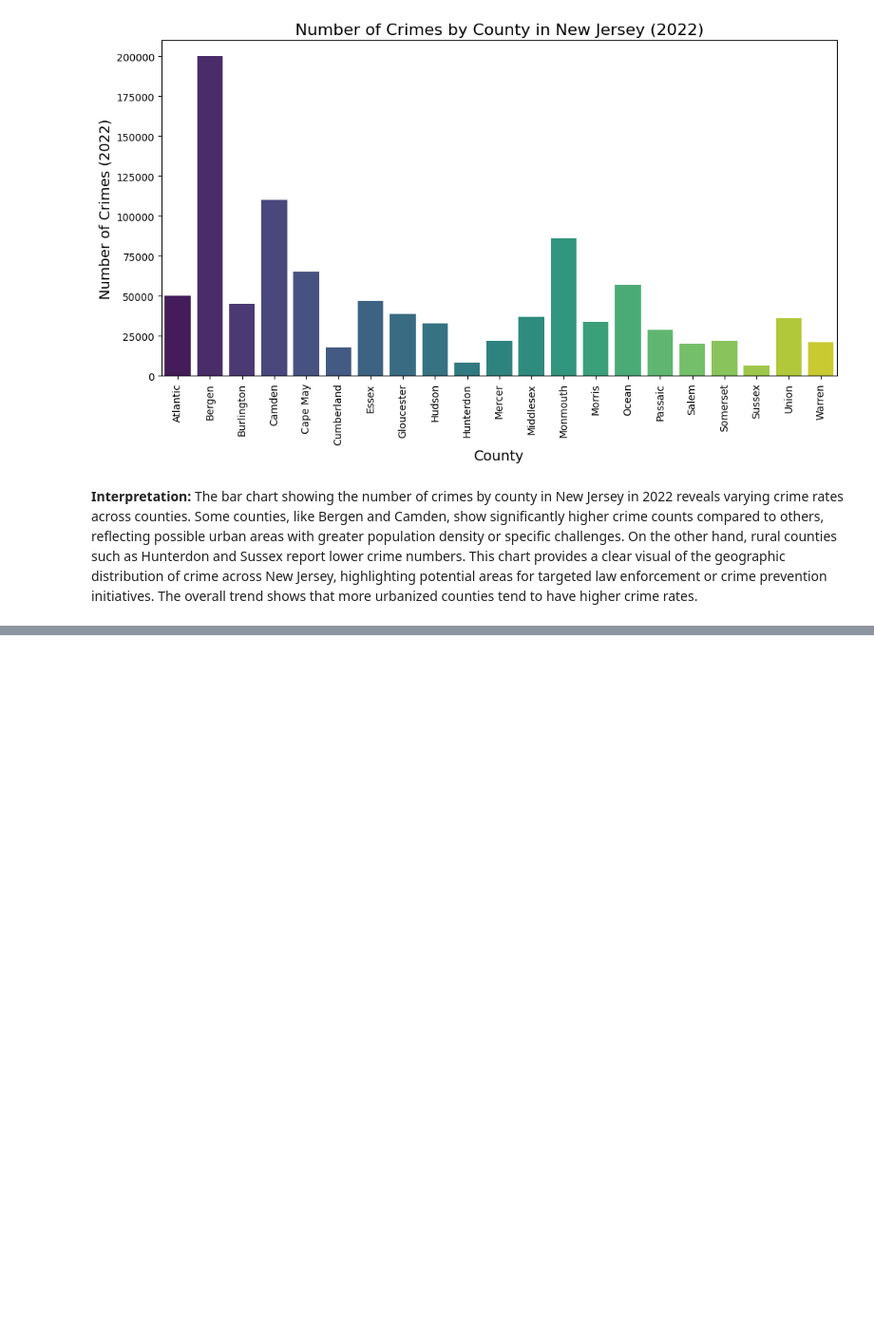
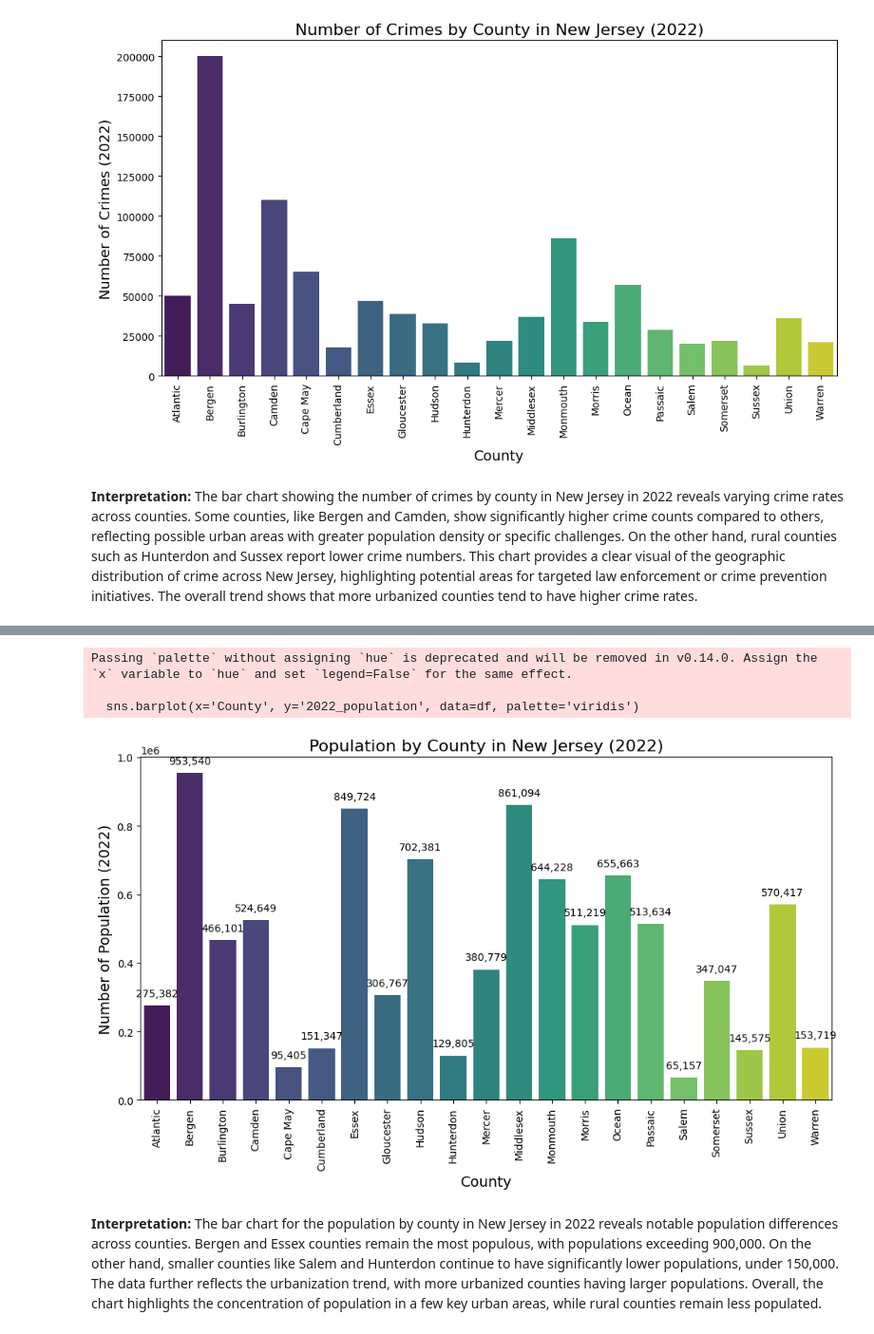
Before and after one commit to erikaguiracocha/Data-Visualization-2025, a Jupyter notebook: PS2erikaguiracocha.ipynb, the cells around one changed output, grey strips where cells are left out. Shown at 95% size. Cells and saved outputs as stored; diff of their text form; code cells hidden in the pictures; blank space fills up the shorter version.

```diff
--- a/PS2erikaguiracocha.ipynb
+++ b/PS2erikaguiracocha.ipynb
@@ -494,0 +619,41 @@ Passing `palette` without assigning `hue` is deprecated and will be removed in v
+# %%
+# Sample Data: Replace with your actual dataset
+data = {
+    'County': ['Atlantic', 'Bergen', 'Burlington', 'Camden', 'Cape May', 'Cumberland', 'Essex', 'Gloucester', 'Hudson',
+               'Hunterdon', 'Mercer', 'Middlesex', 'Monmouth', 'Morris', 'Ocean', 'Passaic', 'Salem', 'Somerset',
+               'Sussex', 'Union', 'Warren', 'Total New Jersey'],
+    '2022_population': [275382, 953540, 466101, 524649, 95405, 151347, 849724, 306767, 702381, 129805, 380779, 861094,
+                        644228, 511219, 655663, 513634, 65157, 347047, 145575, 570417, 153719, 9260817]
+}
+
+# Create DataFrame
+df = pd.DataFrame(data)
+
+# Remove the 'Total New Jersey' row
+df = df[df['County'] != 'Total New Jersey']
+
+# Plotting the bar plot for population by county (2022)
+plt.figure(figsize=(12, 6))
+sns.barplot(x='County', y='2022_population', data=df, palette='viridis')
+
+# Rotate the county names on the X-axis for better readability
+plt.xticks(rotation=90)
+
+# Add titles and labels
+plt.title('Population by County in New Jersey (2022)', fontsize=16)
+plt.xlabel('County', fontsize=14)
+plt.ylabel('Number of Population (2022)', fontsize=14)
+
+# Display the population values on top of the bars
+for index, value in enumerate(df['2022_population']):
+    plt.text(index, value + 20000, f'{value:,.0f}', ha='center', va='bottom', fontsize=10)
+
+# Display the plot
+plt.show()
+# %% [output]
+Passing `palette` without assigning `hue` is deprecated and will be removed in v0.14.0. Assign the `x` variable to `hue` and set `legend=False` for the same effect.
+
+  sns.barplot(x='County', y='2022_population', data=df, palette='viridis')
+[figure, added]
+# %% [markdown]
+**Interpretation:** The bar chart for the population by county in New Jersey in 2022 reveals notable population differences across counties. Bergen and Essex counties remain the most populous, with populations exceeding 900,000. On the other hand, smaller counties like Salem and Hunterdon continue to have significantly lower populations, under 150,000. The data further reflects the urbanization trend, with more urbanized counties having larger populations. Overall, the chart highlights the concentration of population in a few key urban areas, while rural counties remain less populated.
```
Also changed, not shown: parts of 15 cells of this notebook.
